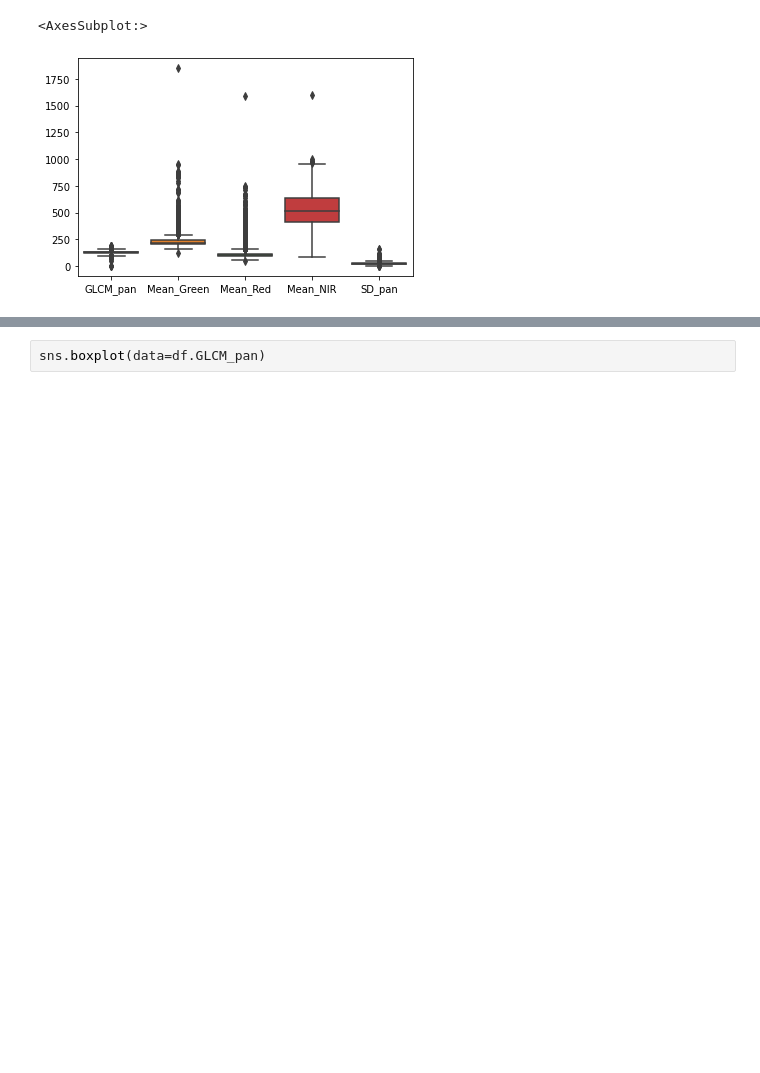
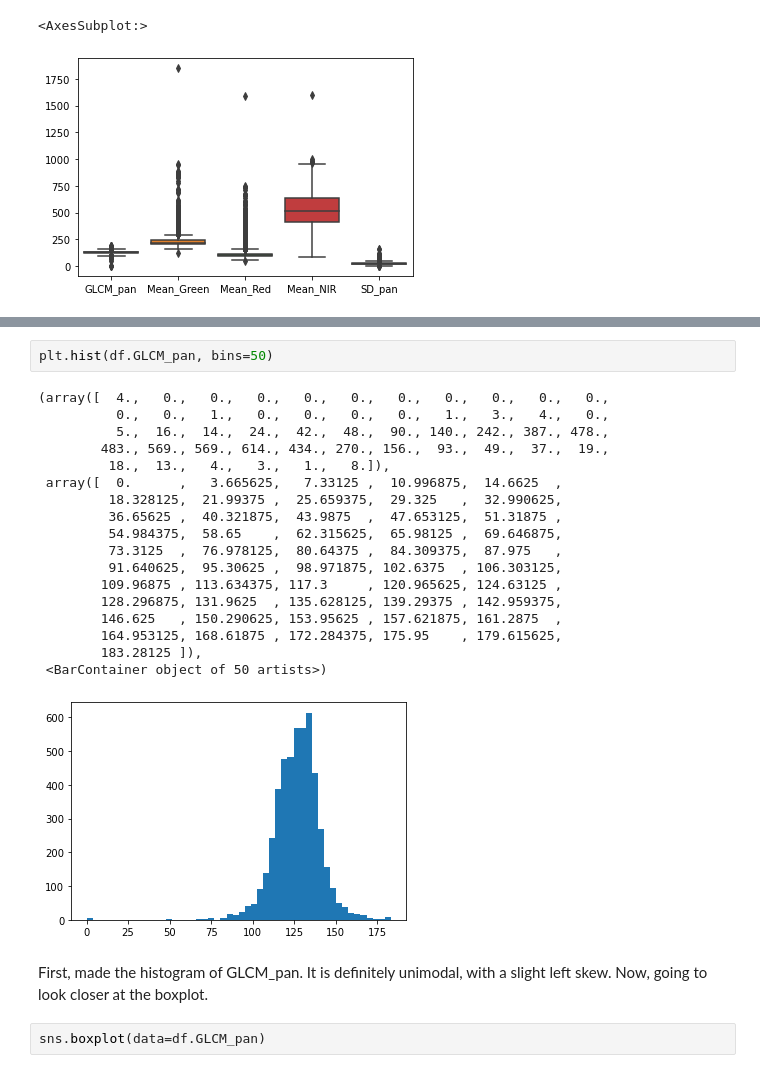
Before and after one commit to TheNatureWarrior/DS160_Final_Project_NPA_JCR, a Jupyter notebook: DS160_FP_NPA_JCR.ipynb, the cells around one changed output, grey strips where cells are left out. Cells and saved outputs as stored; diff of their text form; blank space fills up the shorter version.

```diff
--- a/DS160_FP_NPA_JCR.ipynb
+++ b/DS160_FP_NPA_JCR.ipynb
@@ -123,3 +130,26 @@ sns.boxplot(data=df, whis=4)
+# %%
+plt.hist(df.GLCM_pan, bins=50)
+# %% [output]
+(array([  4.,   0.,   0.,   0.,   0.,   0.,   0.,   0.,   0.,   0.,   0.,
+          0.,   0.,   1.,   0.,   0.,   0.,   0.,   1.,   3.,   4.,   0.,
+          5.,  16.,  14.,  24.,  42.,  48.,  90., 140., 242., 387., 478.,
+        483., 569., 569., 614., 434., 270., 156.,  93.,  49.,  37.,  19.,
+         18.,  13.,   4.,   3.,   1.,   8.]),
+ array([  0.      ,   3.665625,   7.33125 ,  10.996875,  14.6625  ,
+         18.328125,  21.99375 ,  25.659375,  29.325   ,  32.990625,
+         36.65625 ,  40.321875,  43.9875  ,  47.653125,  51.31875 ,
+         54.984375,  58.65    ,  62.315625,  65.98125 ,  69.646875,
+         73.3125  ,  76.978125,  80.64375 ,  84.309375,  87.975   ,
+         91.640625,  95.30625 ,  98.971875, 102.6375  , 106.303125,
+        109.96875 , 113.634375, 117.3     , 120.965625, 124.63125 ,
+        128.296875, 131.9625  , 135.628125, 139.29375 , 142.959375,
+        146.625   , 150.290625, 153.95625 , 157.621875, 161.2875  ,
+        164.953125, 168.61875 , 172.284375, 175.95    , 179.615625,
+        183.28125 ]),
+ <BarContainer object of 50 artists>)
+[figure, added]
+# %% [markdown]
+First, made the histogram of GLCM_pan. It is definitely unimodal, with a slight left skew. Now, going to look closer at the boxplot.
 # %%
 sns.boxplot(data=df.GLCM_pan)
 # %% [output]
```
Also changed, not shown: parts of 136 cells of this notebook.
